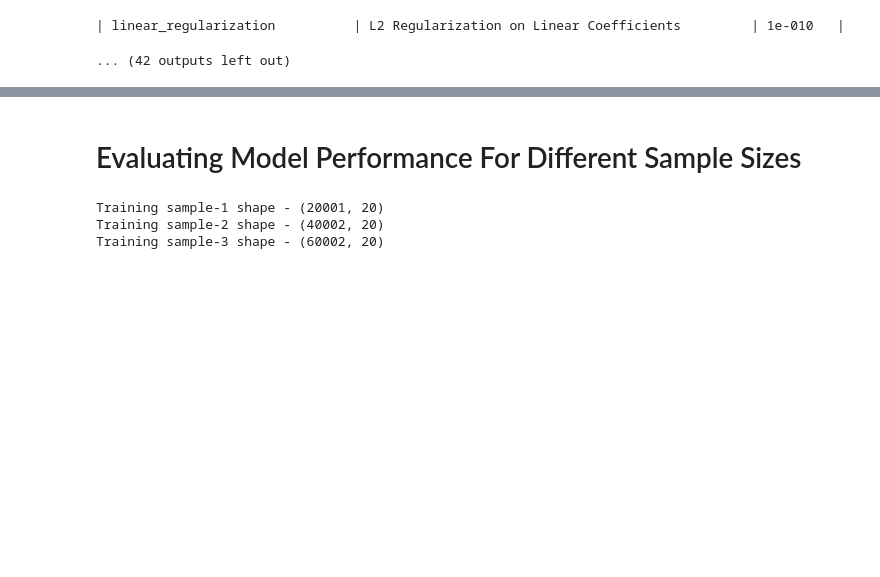
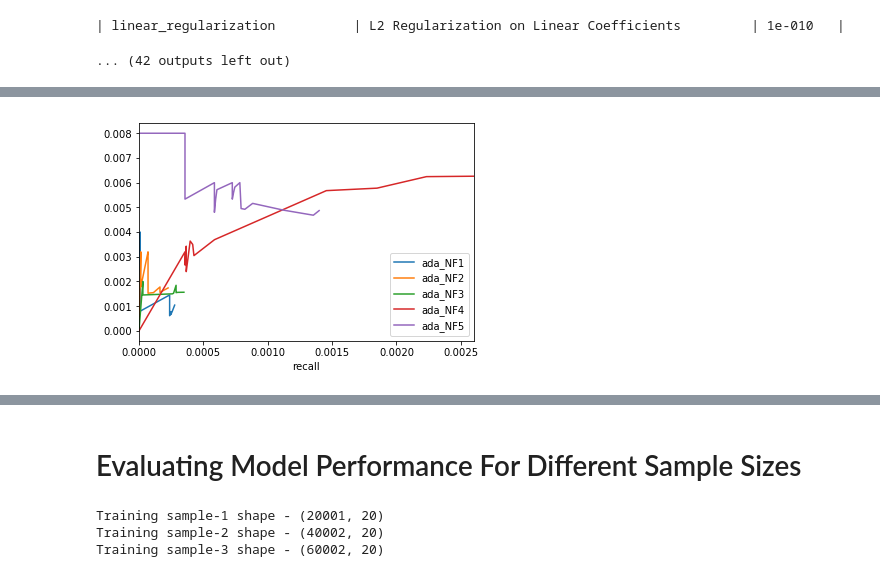
Before and after one commit to xenaritu/Personalisation, a Jupyter notebook: Exploration.ipynb, the cells around one changed output, grey strips where cells are left out. Cells and saved outputs as stored; diff of their text form; code cells hidden in the pictures; blank space fills up the shorter version.

```diff
--- a/Exploration.ipynb
+++ b/Exploration.ipynb
@@ -1006,0 +1045,2 @@ graphlab.recommender.util.compare_models(test, [ada_NF1,ada_NF2,ada_NF3], model_
+# %%
+ada_NF4 = graphlab.factorization_recommender.create(train, target='rating', user_id='userId', item_id='movieId',user_data = user_metadata, item_data = movie_metadata,solver= "adagrad" ,regularization=1e-6,num_factors=8)
@@ -1006,0 +1061,2 @@ graphlab.recommender.util.compare_models(test, [ada_NF1,ada_NF2,ada_NF3], model_
+# %%
+ada_NF5 = graphlab.factorization_recommender.create(train, target='rating', user_id='userId', item_id='movieId',user_data = user_metadata, item_data = movie_metadata,solver= "adagrad" ,regularization=1e-6,num_factors=10)
@@ -1006,0 +1077,3 @@ graphlab.recommender.util.compare_models(test, [ada_NF1,ada_NF2,ada_NF3], model_
+# %%
+model_comp1 = graphlab.compare(test, [ada_NF1,ada_NF2,ada_NF3,ada_NF4,ada_NF5],target='rating')
+model_comp1_df = model_comp1.to_dataframe()
@@ -1006,0 +1098,12 @@ graphlab.recommender.util.compare_models(test, [ada_NF1,ada_NF2,ada_NF3], model_
+# %%
+fig, ax = plt.subplots(1, 1)
+for i in range(0,len(model_comp1_df.index)):
+    xy_dict= model_comp1_df.loc[i,"results"]['precision_recall']
+    xy = pd.DataFrame(xy_dict)
+    #xy.plot(x='recall',y= 'precision',ax=ax)
+    label1= model_comp1_df.loc[i,"model"]
+    xy.plot(x='recall',y= 'precision',ax=ax,label=label1)
+
+plt.show()
+# %% [output]
+[figure, added]
```
Also changed, not shown: parts of 11 cells of this notebook.
